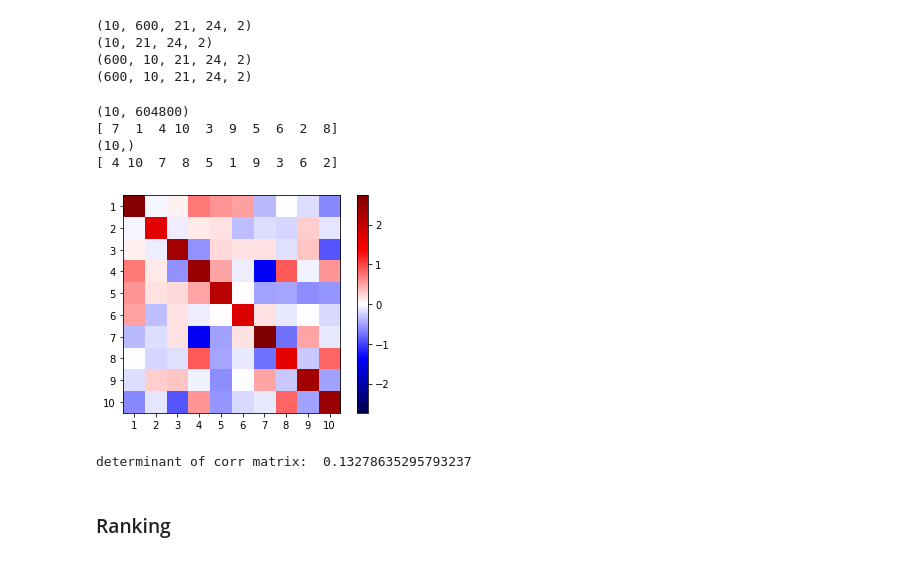
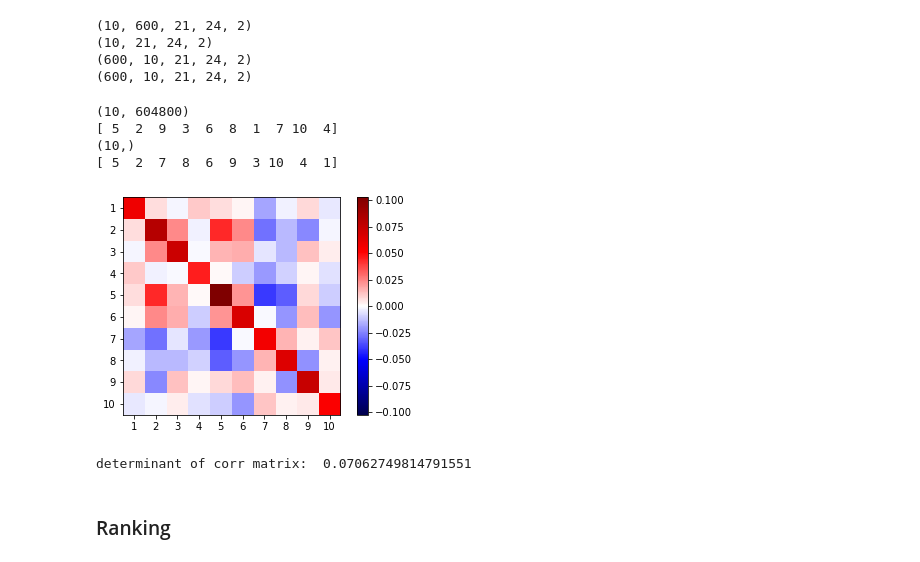
Before and after one commit to MagriLab/MD-CNN-AE, a Jupyter notebook: latent_sapce.ipynb, the cells around one changed output. Drawn from its saved outputs; the diff is of its cells as text; code cells hidden in the pictures.

```diff
--- a/latent_sapce.ipynb
+++ b/latent_sapce.ipynb
@@ -6,8 +6,8 @@ from tensorflow.keras.callbacks import ModelCheckpoint,EarlyStopping
 from tensorflow.keras import backend as K
 mse = tf.keras.losses.MeanSquaredError()
 
-# from MD_AE_model import *
-from model_no_bias import *
+from MD_AE_model import *
+# from model_no_bias import *
 
 import h5py
 import numpy as np
@@ -27,7 +27,7 @@ Ntrain = 1800 # snapshots for training
 Ntest = 900 # sanpshots for testingprint()
 
 # path
-results_folder = 'MD_10__2022_05_10__14_20_22-linear'
+results_folder = 'MD_10__2022_05_10__12_20_46'
 folder = system_info['save_location'] + '/' + results_folder + '/'
 
 ## ae configuration
@@ -231,43 +241,43 @@ print(mode_test.shape)
 # %%
 flatmodes = np.reshape(modes_test[:,:,:,:,:],[latent_dim,-1])
 print(flatmodes.shape)
 # a = latent_test - np.mean(latent_test,axis=0)
 # cov = (a.T@a)/599
-cov = latent_test.T@latent_test/600
+cov = latent_test.T@latent_test/599
 # cov = np.cov(latent_test.T)
 # cov = np.cov(flatmodes)
 # cov = np.corrcoef(latent_test.T)
 # cov = np.corrcoef(flatmodes)
 # print(cov)
 vmax = np.max(cov)
 plt.figure()
 plt.imshow(cov,cmap='seismic',vmin=-vmax,vmax=vmax,extent=[0.5,latent_dim+0.5,latent_dim+0.5,0.5]) # vmin=-1,vmax=1,
 plt.xticks(np.arange(latent_dim)+1)
 plt.yticks(np.arange(latent_dim)+1)
 plt.colorbar()
 # plt.savefig(folder+'var-cov-latent.png')
 sort_idx = np.argsort(np.diag(cov))
 rank_var = np.arange(1,latent_dim+1)[np.flip(sort_idx)]
 print(rank_var)
 
 covar_sum = np.sum(abs(cov-np.diag(np.diag(cov))),axis=0)
 sort_idx = np.argsort(covar_sum)
 rank_cov = np.arange(1,latent_dim+1)[np.flip(sort_idx)]
 print(covar_sum.shape)
 print(rank_cov)
 # %% [output]
 (10, 604800)
-[ 7  1  4 10  3  9  5  6  2  8]
+[ 5  2  9  3  6  8  1  7 10  4]
 (10,)
-[ 4 10  7  8  5  1  9  3  6  2]
+[ 5  2  7  8  6  9  3 10  4  1]
-[figure, old version]
+[figure, new version]
 # %%
 det = np.linalg.det(np.corrcoef(latent_test.T))
 print('determinant of corr matrix: ',det)
 # det=1: completely uncorrelated
 # det=0: completely correlated
 # %% [output]
-determinant of corr matrix:  0.13278635295793237
+determinant of corr matrix:  0.07062749814791551
 # %%
 ## plot instantaneous autoencoder modes
 
```
Also changed, not shown: parts of 12 cells of this notebook, 8 other files.
